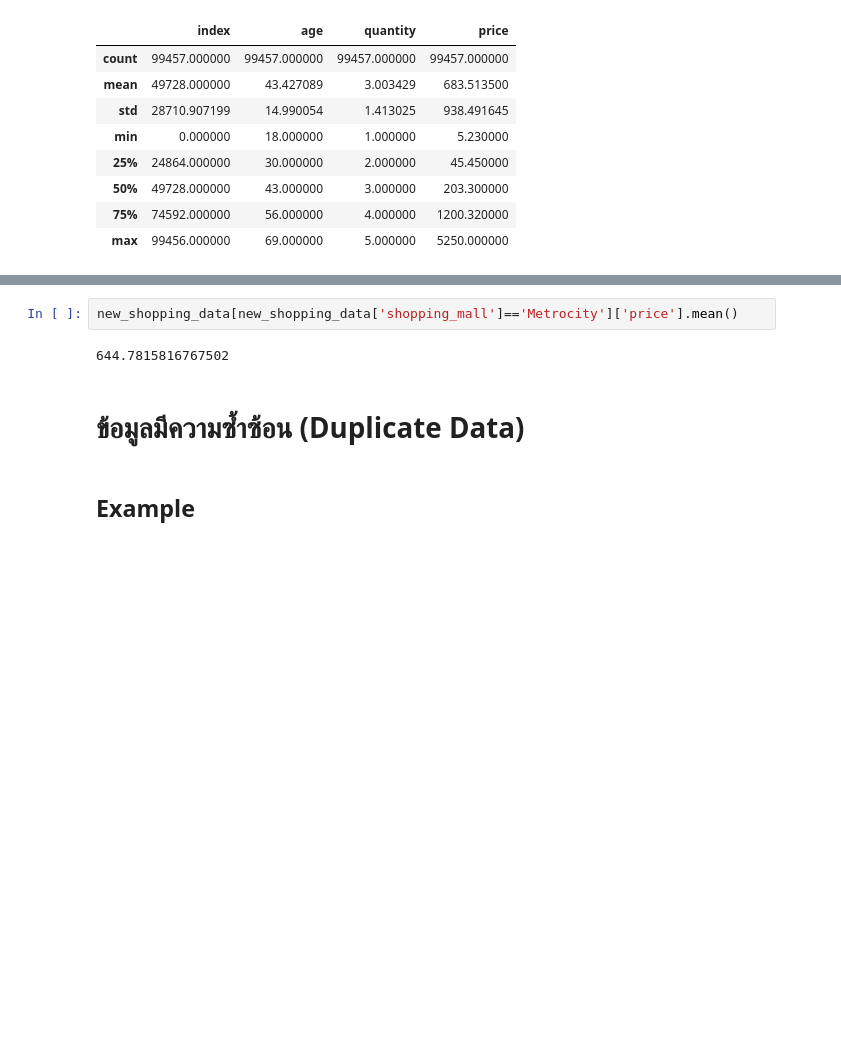
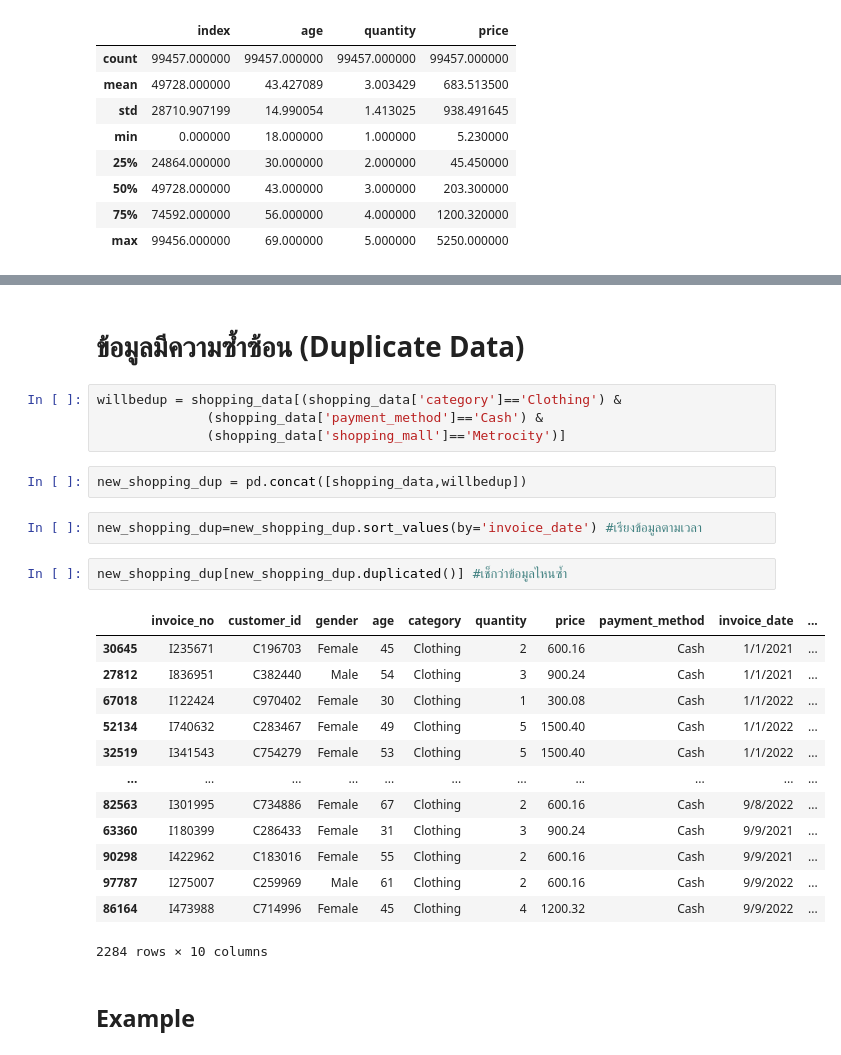
Before and after one commit to kwansawanth/BSC_DPDM23, a Jupyter notebook: Data_Preprocessing.ipynb, the cells around one changed output, grey strips where cells are left out. Saved outputs shown, nothing was run; the diff lists cells and outputs as text; blank space fills up the shorter version.

```diff
--- a/Data_Preprocessing.ipynb
+++ b/Data_Preprocessing.ipynb
@@ -268,8 +239,28 @@ new_shopping_data[new_shopping_data['payment_method']=='Cash']['price'].mean()
-# %%
-new_shopping_data[new_shopping_data['shopping_mall']=='Metrocity']['price'].mean()
-# %% [output]
-644.7815816767502
 # %% [markdown]
 # ข้อมูลมีความซ้ำซ้อน (Duplicate Data)
+# %%
+willbedup = shopping_data[(shopping_data['category']=='Clothing') &
+              (shopping_data['payment_method']=='Cash') &
+              (shopping_data['shopping_mall']=='Metrocity')]
+# %%
+new_shopping_dup = pd.concat([shopping_data,willbedup])
+# %%
+new_shopping_dup=new_shopping_dup.sort_values(by='invoice_date') #เรียงข้อมูลตามเวลา
+# %%
+new_shopping_dup[new_shopping_dup.duplicated()] #เช็กว่าข้อมูลไหนซ้ำ
+# %% [output]
+|  | invoice_no | customer_id | gender | age | category | quantity | price | payment_method | invoice_date | ... |
+| 30645 | I235671 | C196703 | Female | 45 | Clothing | 2 | 600.16 | Cash | 1/1/2021 | ... |
+| 27812 | I836951 | C382440 | Male | 54 | Clothing | 3 | 900.24 | Cash | 1/1/2021 | ... |
+| 67018 | I122424 | C970402 | Female | 30 | Clothing | 1 | 300.08 | Cash | 1/1/2022 | ... |
+| 52134 | I740632 | C283467 | Female | 49 | Clothing | 5 | 1500.40 | Cash | 1/1/2022 | ... |
+| 32519 | I341543 | C754279 | Female | 53 | Clothing | 5 | 1500.40 | Cash | 1/1/2022 | ... |
+| ... | ... | ... | ... | ... | ... | ... | ... | ... | ... | ... |
+| 82563 | I301995 | C734886 | Female | 67 | Clothing | 2 | 600.16 | Cash | 9/8/2022 | ... |
+| 63360 | I180399 | C286433 | Female | 31 | Clothing | 3 | 900.24 | Cash | 9/9/2021 | ... |
+| 90298 | I422962 | C183016 | Female | 55 | Clothing | 2 | 600.16 | Cash | 9/9/2021 | ... |
+| 97787 | I275007 | C259969 | Male | 61 | Clothing | 2 | 600.16 | Cash | 9/9/2022 | ... |
+| 86164 | I473988 | C714996 | Female | 45 | Clothing | 4 | 1200.32 | Cash | 9/9/2022 | ... |
+2284 rows × 10 columns
 # %% [markdown]
 ## Example
```
Also changed, not shown: parts of 57 cells of this notebook.
